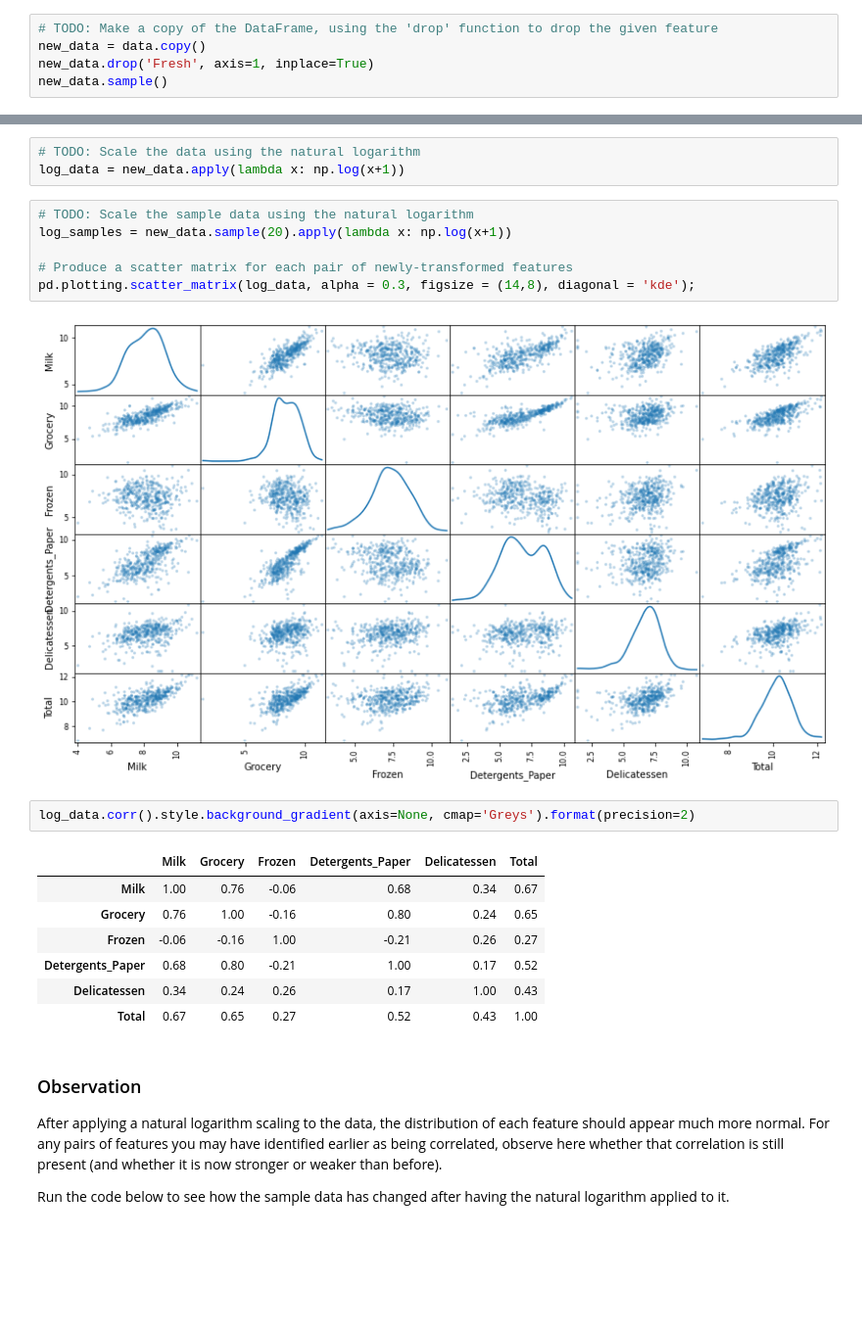
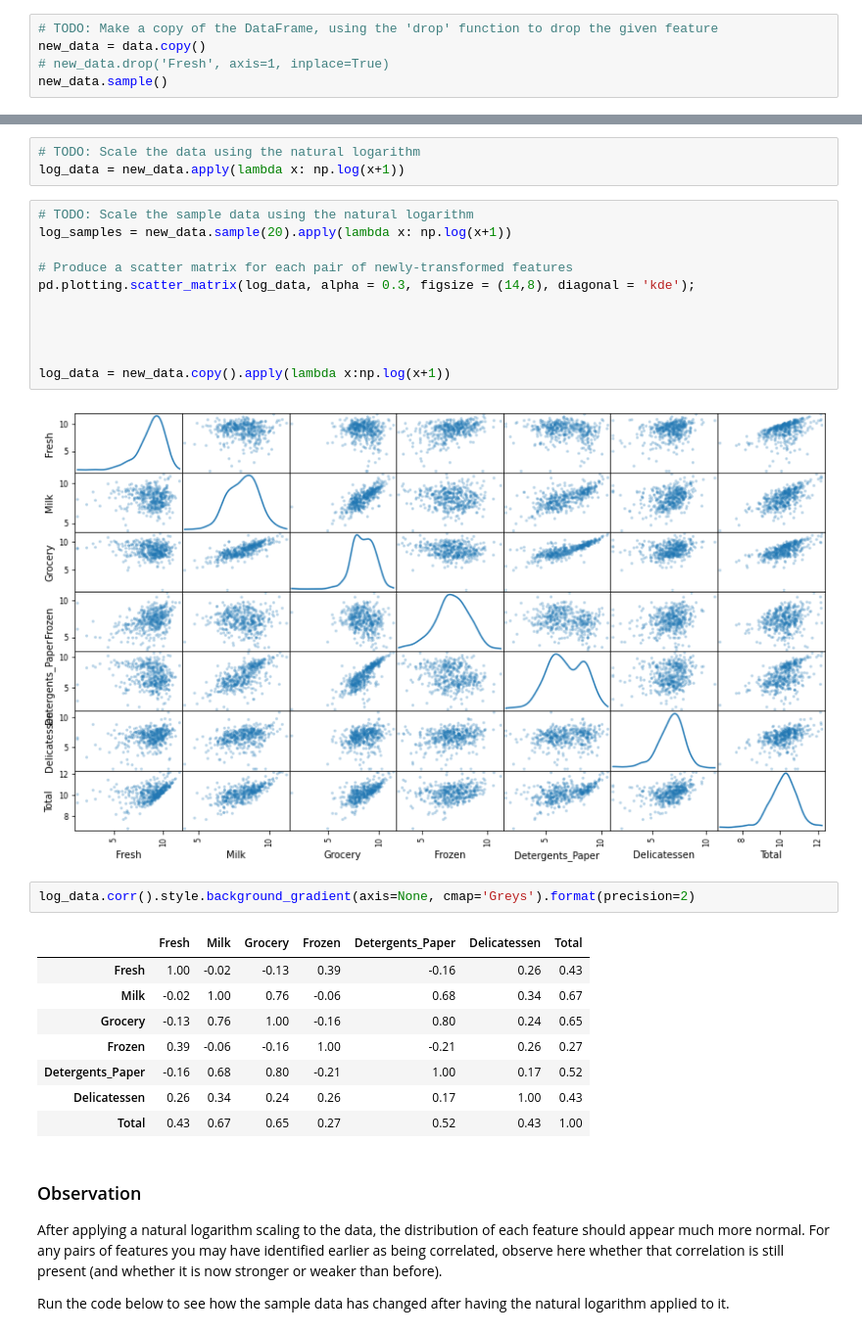
Before and after one commit to itosi/Creating_Customer_Segments, a Jupyter notebook: customer_segments.ipynb, the cells around one changed output, grey strips where cells are left out. Shown at 98% size. Drawn from its saved outputs; the diff is of its cells as text; blank space fills up the shorter version.

```diff
--- a/customer_segments.ipynb
+++ b/customer_segments.ipynb
@@ -223,6 +225,6 @@ data.sample()
 # %%
 # TODO: Make a copy of the DataFrame, using the 'drop' function to drop the given feature
 new_data = data.copy()
-new_data.drop('Fresh', axis=1, inplace=True)
+# new_data.drop('Fresh', axis=1, inplace=True)
 new_data.sample()
 # %% [output]
@@ -392,21 +389,27 @@ log_data = new_data.apply(lambda x: np.log(x+1))
 # %%
 # TODO: Scale the sample data using the natural logarithm
 log_samples = new_data.sample(20).apply(lambda x: np.log(x+1))
 
 # Produce a scatter matrix for each pair of newly-transformed features
 pd.plotting.scatter_matrix(log_data, alpha = 0.3, figsize = (14,8), diagonal = 'kde');
+
+
+
+
+log_data = new_data.copy().apply(lambda x:np.log(x+1))
 # %% [output]
-[figure, old version]
+[figure, new version]
 # %%
 log_data.corr().style.background_gradient(axis=None, cmap='Greys').format(precision=2)
 # %% [output]
-|  | Milk | Grocery | Frozen | Detergents_Paper | Delicatessen | Total |
-| Milk | 1.00 | 0.76 | -0.06 | 0.68 | 0.34 | 0.67 |
-| Grocery | 0.76 | 1.00 | -0.16 | 0.80 | 0.24 | 0.65 |
-| Frozen | -0.06 | -0.16 | 1.00 | -0.21 | 0.26 | 0.27 |
-| Detergents_Paper | 0.68 | 0.80 | -0.21 | 1.00 | 0.17 | 0.52 |
-| Delicatessen | 0.34 | 0.24 | 0.26 | 0.17 | 1.00 | 0.43 |
-| Total | 0.67 | 0.65 | 0.27 | 0.52 | 0.43 | 1.00 |
+|  | Fresh | Milk | Grocery | Frozen | Detergents_Paper | Delicatessen | Total |
+| Fresh | 1.00 | -0.02 | -0.13 | 0.39 | -0.16 | 0.26 | 0.43 |
+| Milk | -0.02 | 1.00 | 0.76 | -0.06 | 0.68 | 0.34 | 0.67 |
+| Grocery | -0.13 | 0.76 | 1.00 | -0.16 | 0.80 | 0.24 | 0.65 |
+| Frozen | 0.39 | -0.06 | -0.16 | 1.00 | -0.21 | 0.26 | 0.27 |
+| Detergents_Paper | -0.16 | 0.68 | 0.80 | -0.21 | 1.00 | 0.17 | 0.52 |
+| Delicatessen | 0.26 | 0.34 | 0.24 | 0.26 | 0.17 | 1.00 | 0.43 |
+| Total | 0.43 | 0.67 | 0.65 | 0.27 | 0.52 | 0.43 | 1.00 |
 # %% [markdown]
 ### Observation
 After applying a natural logarithm scaling to the data, the distribution of each feature should appear much more normal. For any pairs of features you may have identified earlier as being correlated, observe here whether that correlation is still present (and whether it is now stronger or weaker than before).
```
Also changed, not shown: parts of 30 cells of this notebook.
